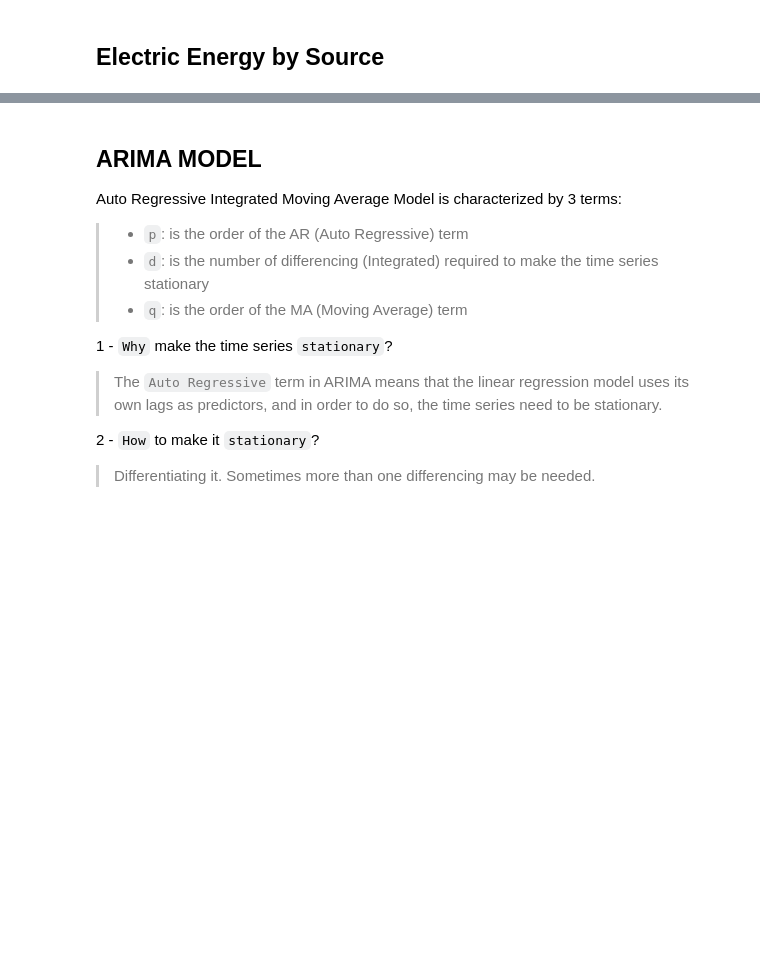
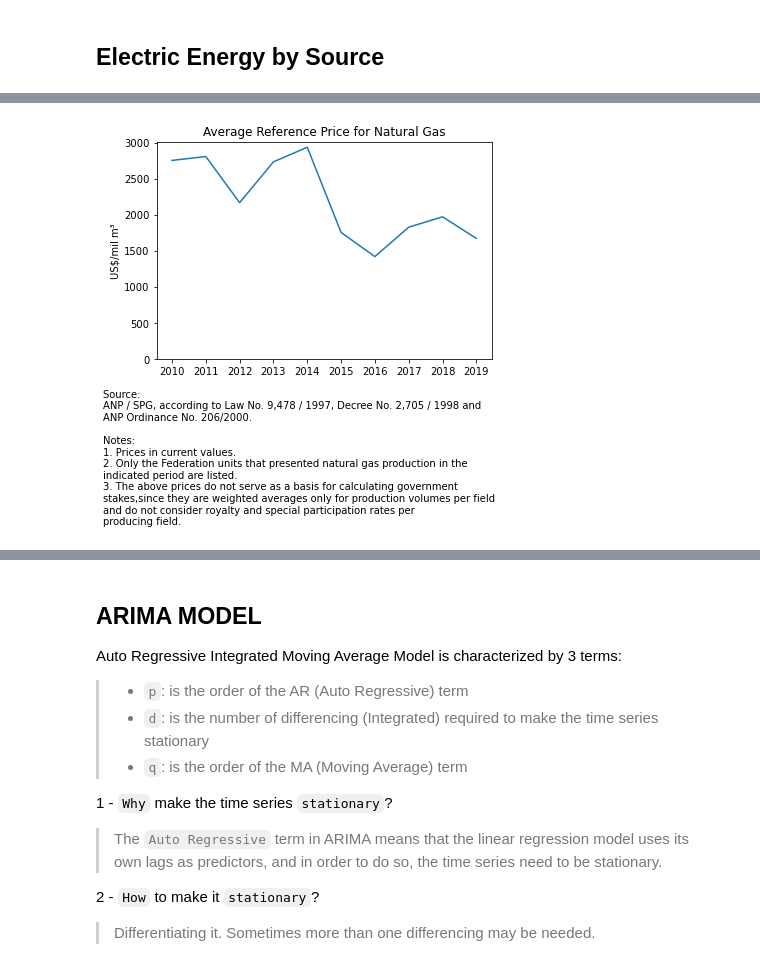
Before and after one commit to lauramsfernandes/BrazilianGasMarket, a Jupyter notebook: naturalGas_Forecast.ipynb, the cells around one changed output, grey strips where cells are left out. Drawn from its saved outputs; the diff is of its cells as text; code cells hidden in the pictures; blank space fills up the shorter version.

```diff
--- a/naturalGas_Forecast.ipynb
+++ b/naturalGas_Forecast.ipynb
@@ -54 +83,11 @@ ax.set_xticklabels(
+# %%
+avg_price.df.sum(axis=1).plot()
+plt.figtext(0.001,-0.45, avg_price.footer)
+plt.ylabel(avg_price.unit)
+plt.yticks(np.arange(0,3500,500))
+plt.xticks(np.arange(2010,2020,1))
+plt.title('Average Reference Price for Natural Gas')
+plt.savefig('plots/avg_price.png',dpi=600,bbox_inches='tight')
+# %% [output]
+[figure, added]
 # %%
```
Also changed, not shown: parts of 14 cells of this notebook, 4 other files.
